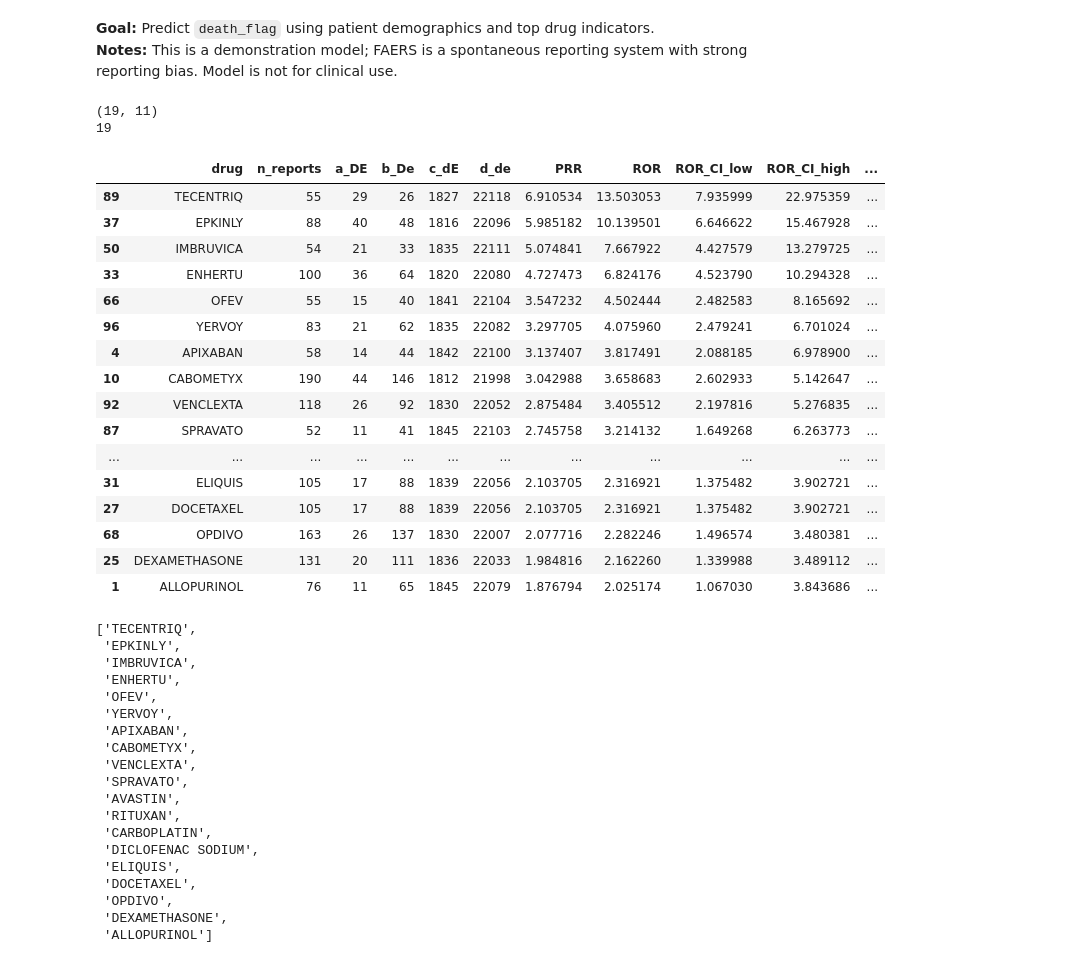
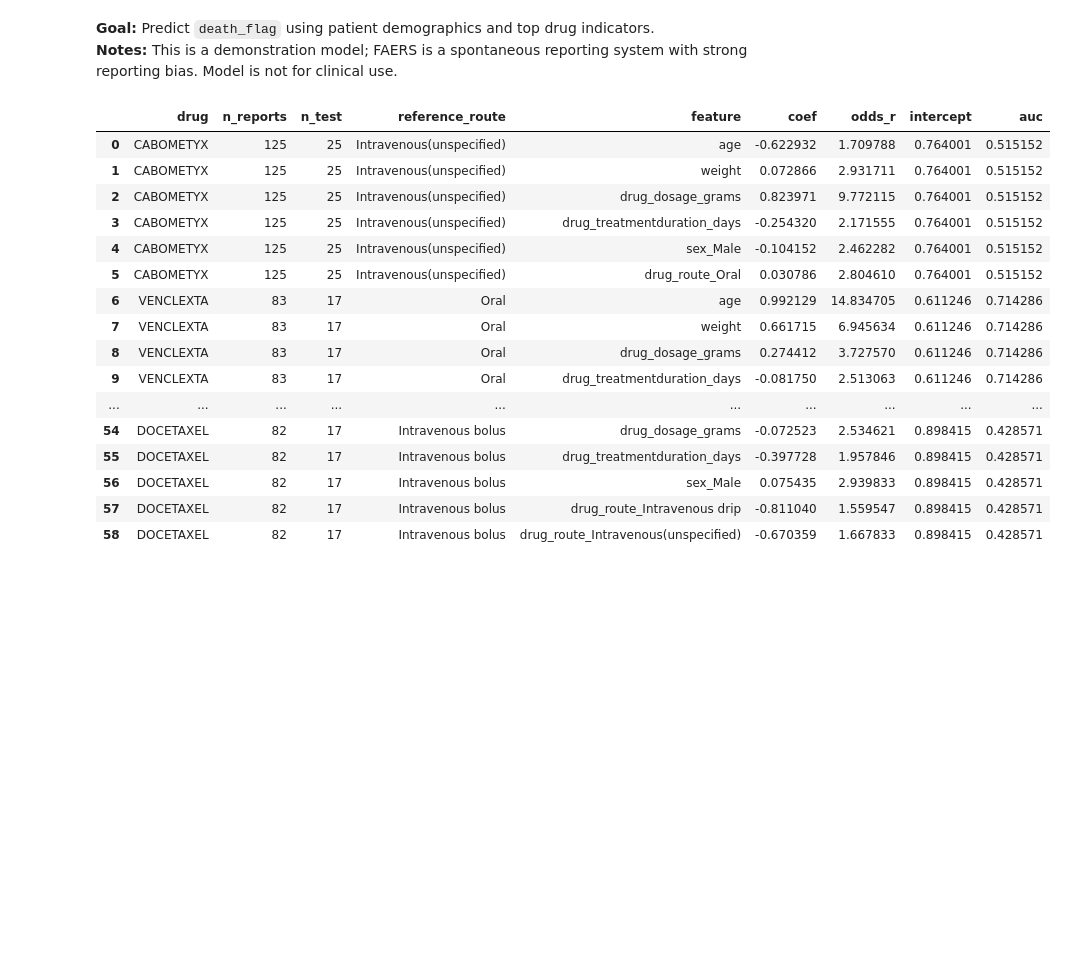
Before and after one commit to DataOptics/pharmacovigilance-signal_detection-ml-lab, a Jupyter notebook: Drug Adverse Events I.ipynb, the cells around one changed output. Drawn from its saved outputs; the diff is of its cells as text; code cells hidden in the pictures; blank space fills up the shorter version.

```diff
--- a/Drug Adverse Events I.ipynb
+++ b/Drug Adverse Events I.ipynb
@@ -1279,54 +1303,6 @@ model_df["drug_dosage_grams"] = df_cleaned["drugstructuredosagenumb"]
 model_df["drug_treatmentduration_days"] = df_cleaned["drugtreatmentduration"].round(3)
 
 features = ["death_flag", "age", "sex", "weight", "drug_route", "drug_dosage", "drug_treatmentduration_days"]
-# %%
-ROR_2_drugs = ror_death.sort_values(by = "ROR", ascending=False).loc[ror_death["ROR"]>= 2]
-list_drugs =ror_death.sort_values(by = "ROR", ascending=False).loc[ror_death["ROR"]>= 2]["drug"].tolist()
-
-print(ROR_2_drugs.shape)
-print(len(list_drugs))
-
-display(ROR_2_drugs)
-display(list_drugs)
-# %% [output]
-(19, 11)
-19
-|  | drug | n_reports | a_DE | b_De | c_dE | d_de | PRR | ROR | ROR_CI_low | ROR_CI_high | ... |
-| 89 | TECENTRIQ | 55 | 29 | 26 | 1827 | 22118 | 6.910534 | 13.503053 | 7.935999 | 22.975359 | ... |
-| 37 | EPKINLY | 88 | 40 | 48 | 1816 | 22096 | 5.985182 | 10.139501 | 6.646622 | 15.467928 | ... |
-| 50 | IMBRUVICA | 54 | 21 | 33 | 1835 | 22111 | 5.074841 | 7.667922 | 4.427579 | 13.279725 | ... |
-| 33 | ENHERTU | 100 | 36 | 64 | 1820 | 22080 | 4.727473 | 6.824176 | 4.523790 | 10.294328 | ... |
-| 66 | OFEV | 55 | 15 | 40 | 1841 | 22104 | 3.547232 | 4.502444 | 2.482583 | 8.165692 | ... |
-| 96 | YERVOY | 83 | 21 | 62 | 1835 | 22082 | 3.297705 | 4.075960 | 2.479241 | 6.701024 | ... |
-| 4 | APIXABAN | 58 | 14 | 44 | 1842 | 22100 | 3.137407 | 3.817491 | 2.088185 | 6.978900 | ... |
-| 10 | CABOMETYX | 190 | 44 | 146 | 1812 | 21998 | 3.042988 | 3.658683 | 2.602933 | 5.142647 | ... |
-| 92 | VENCLEXTA | 118 | 26 | 92 | 1830 | 22052 | 2.875484 | 3.405512 | 2.197816 | 5.276835 | ... |
-| 87 | SPRAVATO | 52 | 11 | 41 | 1845 | 22103 | 2.745758 | 3.214132 | 1.649268 | 6.263773 | ... |
-| ... | ... | ... | ... | ... | ... | ... | ... | ... | ... | ... | ... |
-| 31 | ELIQUIS | 105 | 17 | 88 | 1839 | 22056 | 2.103705 | 2.316921 | 1.375482 | 3.902721 | ... |
-| 27 | DOCETAXEL | 105 | 17 | 88 | 1839 | 22056 | 2.103705 | 2.316921 | 1.375482 | 3.902721 | ... |
-| 68 | OPDIVO | 163 | 26 | 137 | 1830 | 22007 | 2.077716 | 2.282246 | 1.496574 | 3.480381 | ... |
-| 25 | DEXAMETHASONE | 131 | 20 | 111 | 1836 | 22033 | 1.984816 | 2.162260 | 1.339988 | 3.489112 | ... |
-| 1 | ALLOPURINOL | 76 | 11 | 65 | 1845 | 22079 | 1.876794 | 2.025174 | 1.067030 | 3.843686 | ... |
-['TECENTRIQ',
- 'EPKINLY',
- 'IMBRUVICA',
- 'ENHERTU',
- 'OFEV',
- 'YERVOY',
- 'APIXABAN',
- 'CABOMETYX',
- 'VENCLEXTA',
- 'SPRAVATO',
- 'AVASTIN',
- 'RITUXAN',
- 'CARBOPLATIN',
- 'DICLOFENAC SODIUM',
- 'ELIQUIS',
- 'DOCETAXEL',
- 'OPDIVO',
- 'DEXAMETHASONE',
- 'ALLOPURINOL']
 # %%
 results = []
 classification_r = {}
@@ -1393 +1385,21 @@ for drug in model_df["drug"].unique():
         ).reset_index()
+# %%
+results_df
+# %% [output]
+|  | drug | n_reports | n_test | reference_route | feature | coef | odds_r | intercept | auc |
+| 0 | CABOMETYX | 125 | 25 | Intravenous(unspecified) | age | -0.622932 | 1.709788 | 0.764001 | 0.515152 |
+| 1 | CABOMETYX | 125 | 25 | Intravenous(unspecified) | weight | 0.072866 | 2.931711 | 0.764001 | 0.515152 |
+| 2 | CABOMETYX | 125 | 25 | Intravenous(unspecified) | drug_dosage_grams | 0.823971 | 9.772115 | 0.764001 | 0.515152 |
+| 3 | CABOMETYX | 125 | 25 | Intravenous(unspecified) | drug_treatmentduration_days | -0.254320 | 2.171555 | 0.764001 | 0.515152 |
+| 4 | CABOMETYX | 125 | 25 | Intravenous(unspecified) | sex_Male | -0.104152 | 2.462282 | 0.764001 | 0.515152 |
+| 5 | CABOMETYX | 125 | 25 | Intravenous(unspecified) | drug_route_Oral | 0.030786 | 2.804610 | 0.764001 | 0.515152 |
+| 6 | VENCLEXTA | 83 | 17 | Oral | age | 0.992129 | 14.834705 | 0.611246 | 0.714286 |
+| 7 | VENCLEXTA | 83 | 17 | Oral | weight | 0.661715 | 6.945634 | 0.611246 | 0.714286 |
+| 8 | VENCLEXTA | 83 | 17 | Oral | drug_dosage_grams | 0.274412 | 3.727570 | 0.611246 | 0.714286 |
+| 9 | VENCLEXTA | 83 | 17 | Oral | drug_treatmentduration_days | -0.081750 | 2.513063 | 0.611246 | 0.714286 |
+| ... | ... | ... | ... | ... | ... | ... | ... | ... | ... |
+| 54 | DOCETAXEL | 82 | 17 | Intravenous bolus | drug_dosage_grams | -0.072523 | 2.534621 | 0.898415 | 0.428571 |
+| 55 | DOCETAXEL | 82 | 17 | Intravenous bolus | drug_treatmentduration_days | -0.397728 | 1.957846 | 0.898415 | 0.428571 |
+| 56 | DOCETAXEL | 82 | 17 | Intravenous bolus | sex_Male | 0.075435 | 2.939833 | 0.898415 | 0.428571 |
+| 57 | DOCETAXEL | 82 | 17 | Intravenous bolus | drug_route_Intravenous drip | -0.811040 | 1.559547 | 0.898415 | 0.428571 |
+| 58 | DOCETAXEL | 82 | 17 | Intravenous bolus | drug_route_Intravenous(unspecified) | -0.670359 | 1.667833 | 0.898415 | 0.428571 |
```
Also changed, not shown: parts of 9 cells of this notebook.
